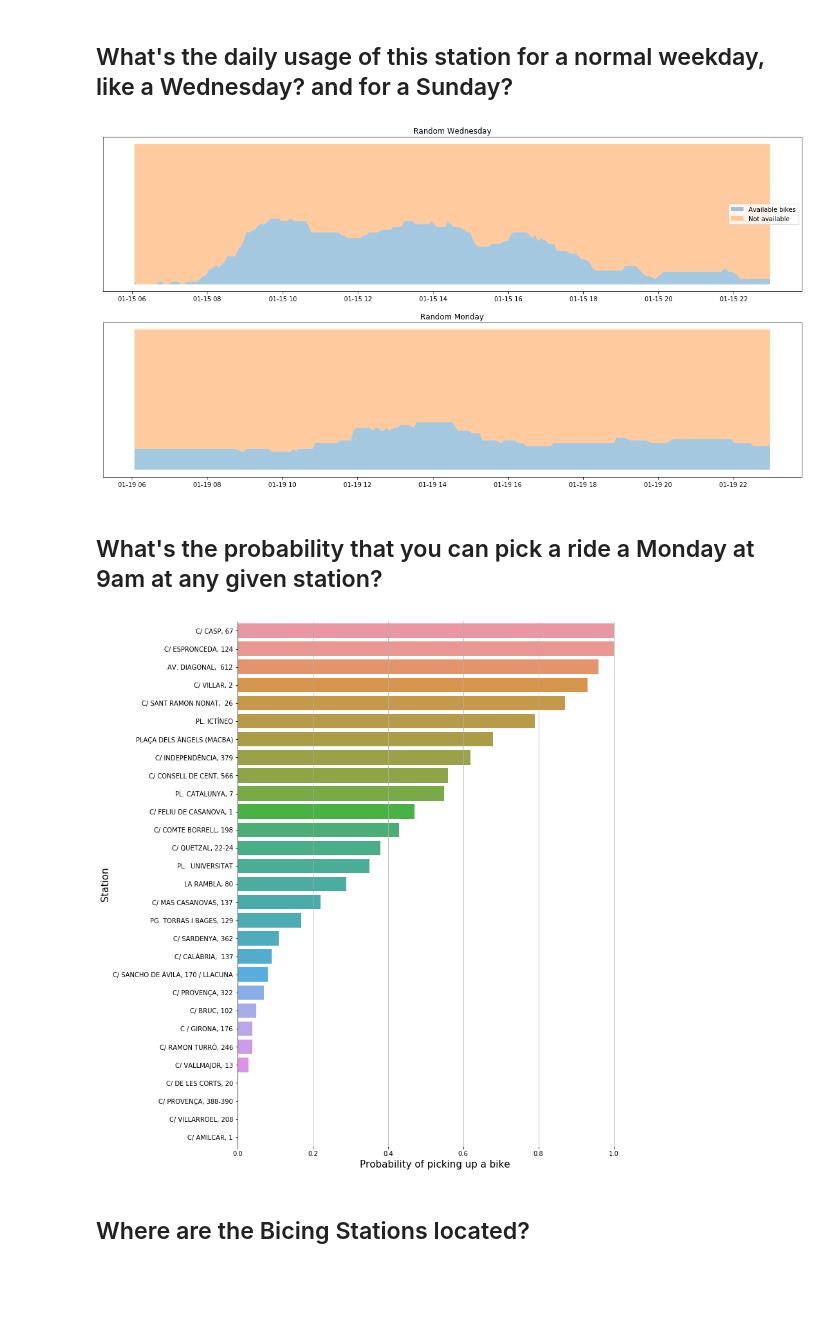
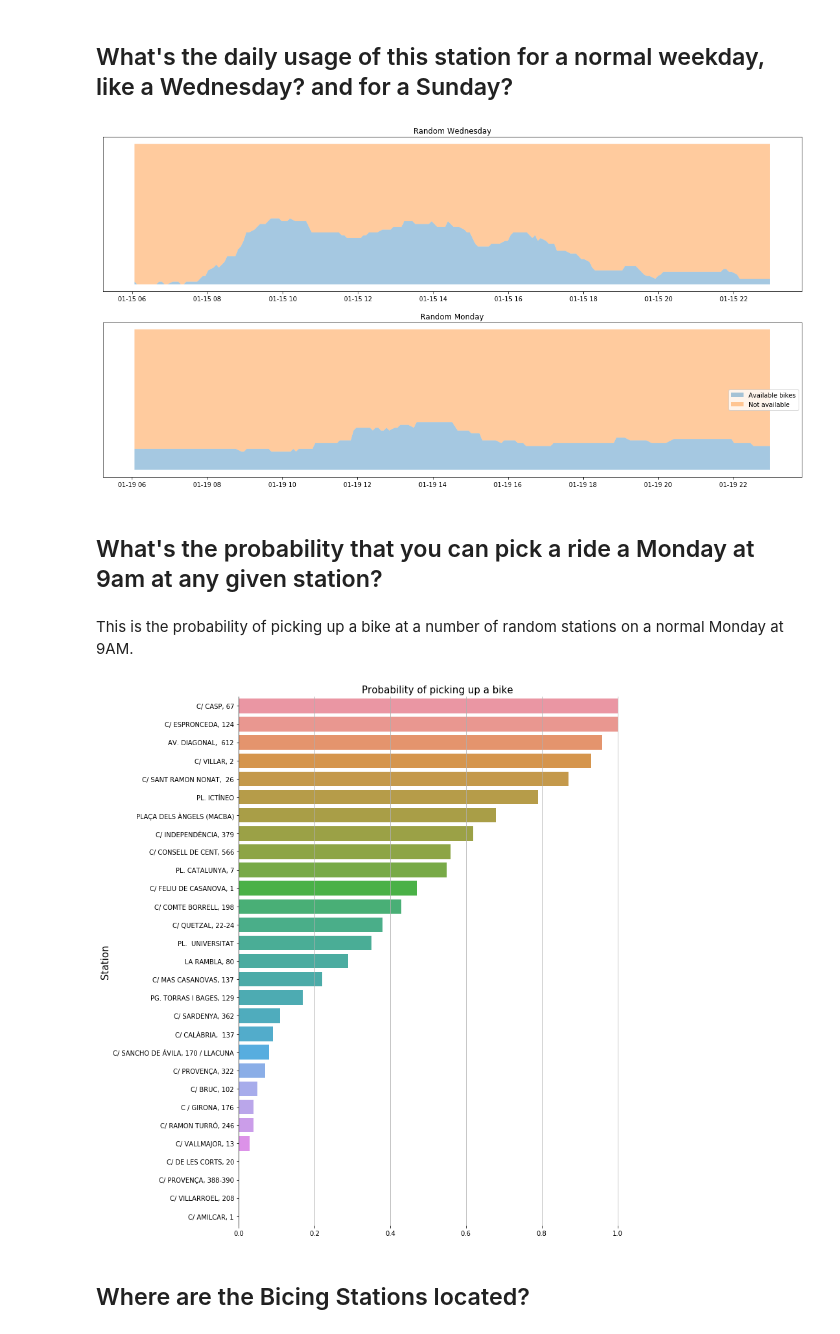
Before and after one commit to ta-datapt-bcn/project-statistical-analysis, a Jupyter notebook: project-current.ipynb, the cells around one changed output. Cells and saved outputs as stored; diff of their text form; code cells hidden in the pictures; blank space fills up the shorter version.

```diff
--- a/project-current.ipynb
+++ b/project-current.ipynb
@@ -432,13 +502,15 @@ ax2.set_ylabel('% of bikes')
 ax1.set_title('Random Wednesday')
 ax2.set_title('Random Monday')
 
-ax1.legend(loc='center right')
+ax2.legend(loc='center right')
 
 plt.show()
 # %% [output]
-[figure, old version]
+[figure, new version]
 # %% [markdown]
 ## What's the probability that you can pick a ride a Monday at 9am at any given station?
+# %% [markdown]
+This is the probability of picking up a bike at a number of random stations on a normal Monday at 9AM.
 # %%
 monday_9am = time.loc['2020-01-20 08:58':'2020-01-20 09:00', ['p_bike', 'station_id']]
 
@@ -448,20 +520,21 @@ monday_9am = monday_9am.join(info.name, on='station_id')
 # %%
 fig,ax = plt.subplots(1,1,figsize=(11,15))
 
 ax.spines['top'].set_visible(False)
 ax.spines['right'].set_visible(False)
 ax.spines['bottom'].set_visible(False)
 
 ax.grid()
 
 ax = sns.barplot(x="p_bike", y="name", data=monday_9am, orient='h')
 
-ax.set_xlabel('Probability of picking up a bike', fontsize=15)
+ax.set_title('Probability of picking up a bike', fontsize=15)
+ax.set_xlabel('')
 ax.set_ylabel('Station', fontsize=15)
 
 plt.show()
 # %% [output]
-[figure, old version]
+[figure, new version]
 # %% [markdown]
 ## Where are the Bicing Stations located?
 # %%
```
Also changed, not shown: parts of 45 cells of this notebook, 1 other file.
